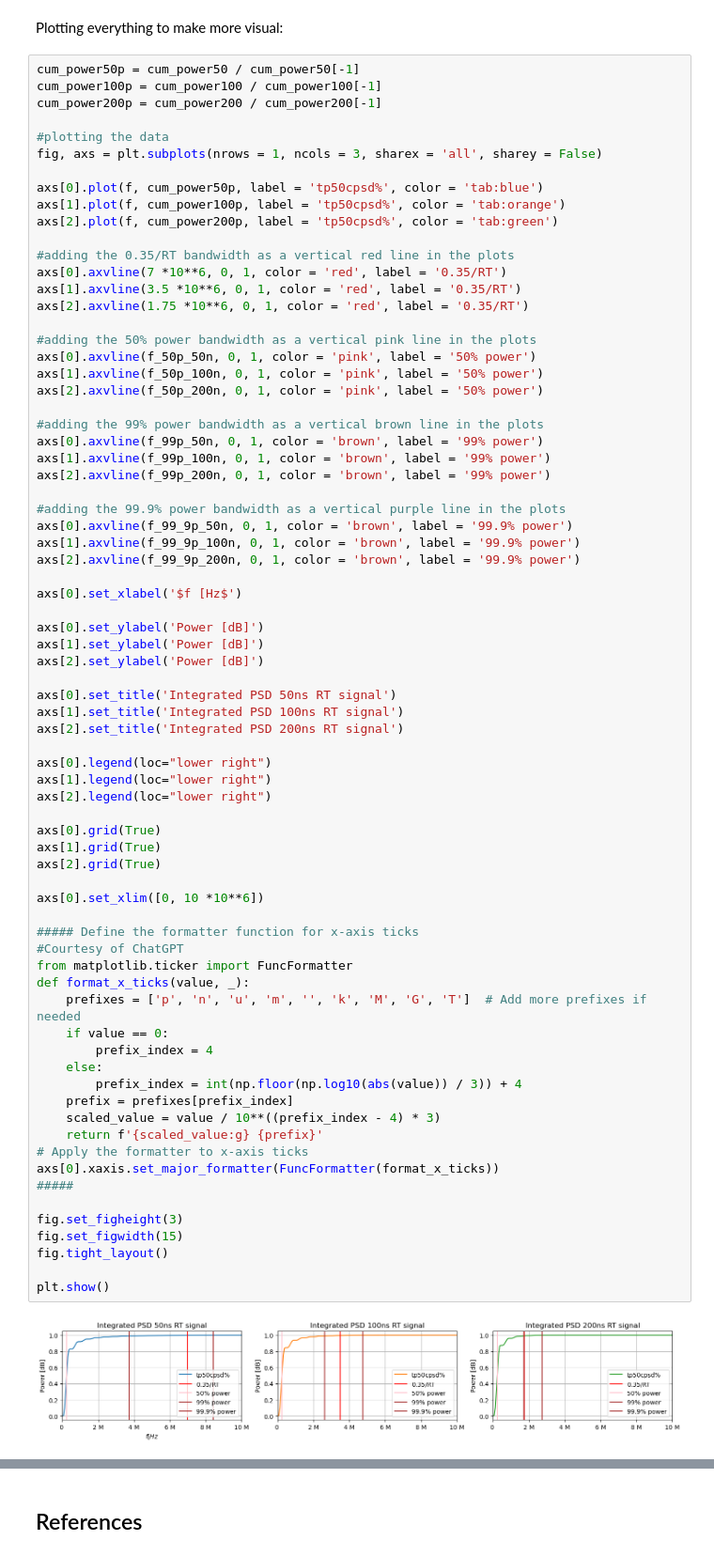
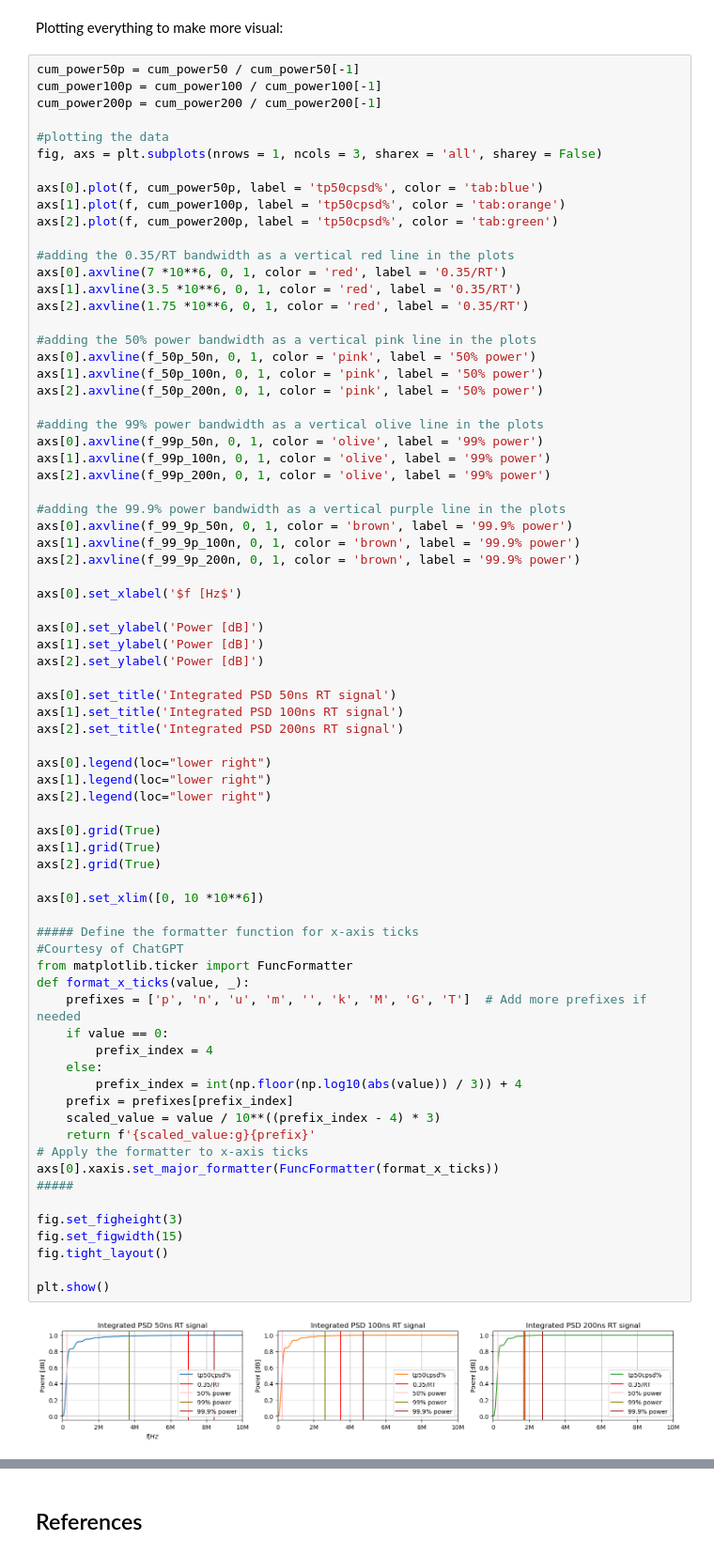
Before and after one commit to krgouveia/pulse_analysis, a Jupyter notebook: pulse analysis.ipynb, the cells around one changed output, grey strips where cells are left out. Shown at 94% size. Saved outputs shown, nothing was run; the diff lists cells and outputs as text.

```diff
--- a/pulse analysis.ipynb
+++ b/pulse analysis.ipynb
@@ -856,10 +856,10 @@ axs[0].axvline(f_50p_50n, 0, 1, color = 'pink', label = '50% power')
 axs[1].axvline(f_50p_100n, 0, 1, color = 'pink', label = '50% power')
 axs[2].axvline(f_50p_200n, 0, 1, color = 'pink', label = '50% power')
 
-#adding the 99% power bandwidth as a vertical brown line in the plots
-axs[0].axvline(f_99p_50n, 0, 1, color = 'brown', label = '99% power')
-axs[1].axvline(f_99p_100n, 0, 1, color = 'brown', label = '99% power')
-axs[2].axvline(f_99p_200n, 0, 1, color = 'brown', label = '99% power')
+#adding the 99% power bandwidth as a vertical olive line in the plots
+axs[0].axvline(f_99p_50n, 0, 1, color = 'olive', label = '99% power')
+axs[1].axvline(f_99p_100n, 0, 1, color = 'olive', label = '99% power')
+axs[2].axvline(f_99p_200n, 0, 1, color = 'olive', label = '99% power')
 
 #adding the 99.9% power bandwidth as a vertical purple line in the plots
 axs[0].axvline(f_99_9p_50n, 0, 1, color = 'brown', label = '99.9% power')
@@ -880,32 +880,32 @@ axs[0].legend(loc="lower right")
 axs[1].legend(loc="lower right")
 axs[2].legend(loc="lower right")
 
 axs[0].grid(True)
 axs[1].grid(True)
 axs[2].grid(True)
 
 axs[0].set_xlim([0, 10 *10**6])
 
 ##### Define the formatter function for x-axis ticks
 #Courtesy of ChatGPT
 from matplotlib.ticker import FuncFormatter
 def format_x_ticks(value, _):
     prefixes = ['p', 'n', 'u', 'm', '', 'k', 'M', 'G', 'T']  # Add more prefixes if needed
     if value == 0:
         prefix_index = 4
     else:
         prefix_index = int(np.floor(np.log10(abs(value)) / 3)) + 4
     prefix = prefixes[prefix_index]
     scaled_value = value / 10**((prefix_index - 4) * 3)
-    return f'{scaled_value:g} {prefix}'
+    return f'{scaled_value:g}{prefix}'
 # Apply the formatter to x-axis ticks
 axs[0].xaxis.set_major_formatter(FuncFormatter(format_x_ticks))
 #####
 
 fig.set_figheight(3)
 fig.set_figwidth(15)
 fig.tight_layout()
 
 plt.show()
 # %% [output]
-[figure, old version]
+[figure, new version]
```
Also changed, not shown: parts of 10 cells of this notebook.
